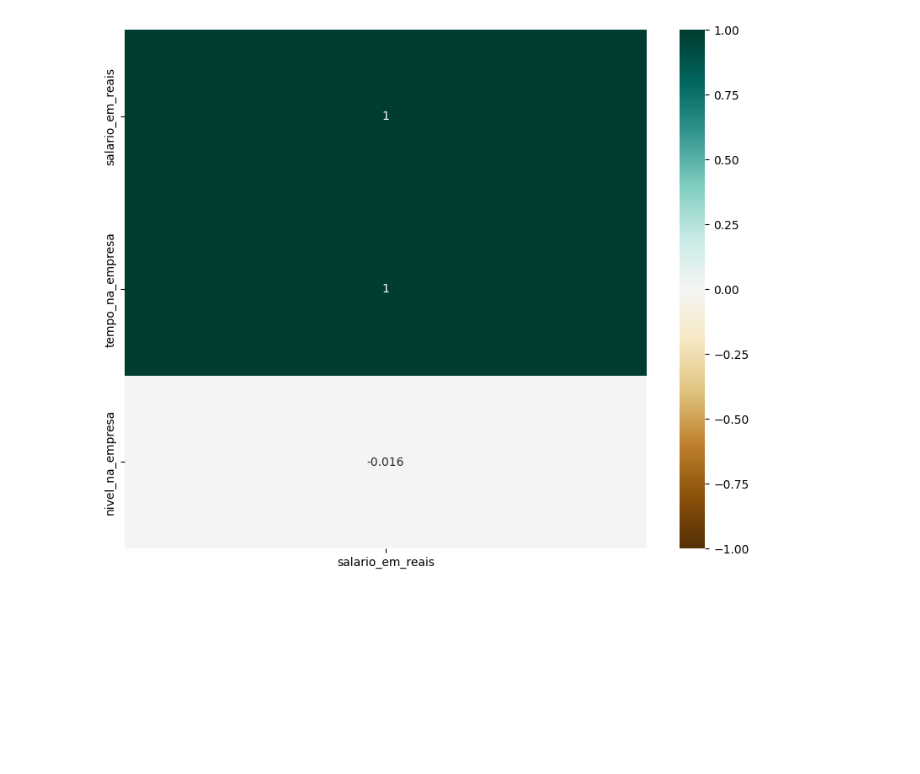
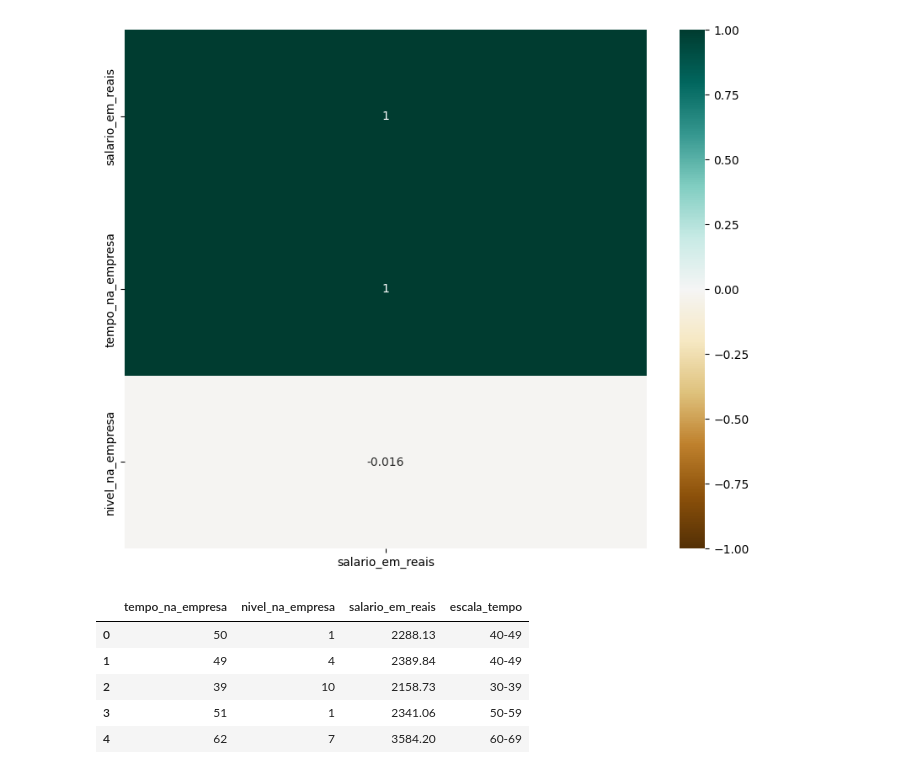
Before and after one commit to LucaPinheiro/modelos_regressao_linear, a Jupyter notebook: modelos/modelo_salario.ipynb, the cells around one changed output. Drawn from its saved outputs; the diff is of its cells as text; code cells hidden in the pictures; blank space fills up the shorter version.

```diff
--- a/modelos/modelo_salario.ipynb
+++ b/modelos/modelo_salario.ipynb
@@ -124,0 +132,9 @@ plt.show()
+# %%
+df_salario_bucketing.head()
+# %% [output]
+|  | tempo_na_empresa | nivel_na_empresa | salario_em_reais | escala_tempo |
+| 0 | 50 | 1 | 2288.13 | 40-49 |
+| 1 | 49 | 4 | 2389.84 | 40-49 |
+| 2 | 39 | 10 | 2158.73 | 30-39 |
+| 3 | 51 | 1 | 2341.06 | 50-59 |
+| 4 | 62 | 7 | 3584.20 | 60-69 |
```
Also changed, not shown: parts of 8 cells of this notebook.
